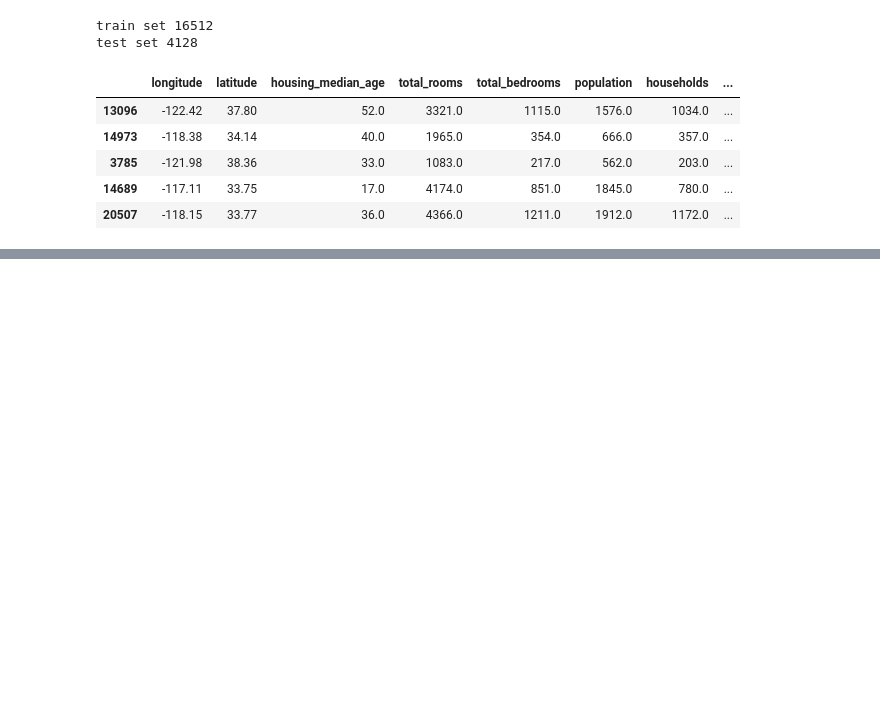
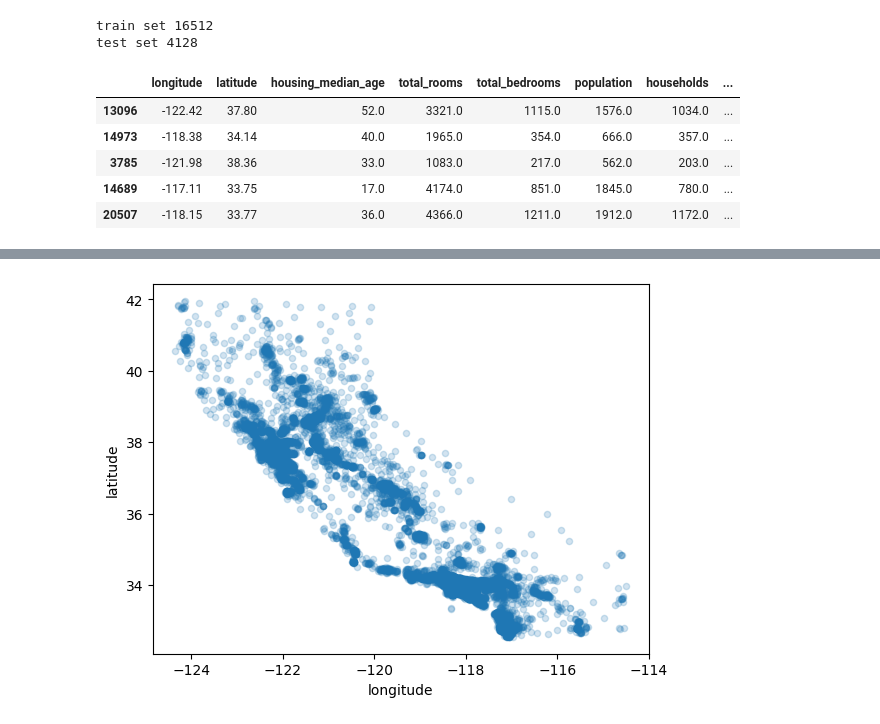
Before and after one commit to mmercan/handson-ml3, a Jupyter notebook: 02_new_project.ipynb, the cells around one changed output, grey strips where cells are left out. Saved outputs shown, nothing was run; the diff lists cells and outputs as text; code cells hidden in the pictures; blank space fills up the shorter version.

```diff
--- a/02_new_project.ipynb
+++ b/02_new_project.ipynb
@@ -224,0 +249,8 @@ test set 4128
+# %%
+# add alpha to visualize the crowd
+
+housing.plot(kind="scatter", x="longitude", y="latitude", alpha=0.2)
+
+plt.show()
+# %% [output]
+[figure, added]
```
Also changed, not shown: parts of 7 cells of this notebook.
